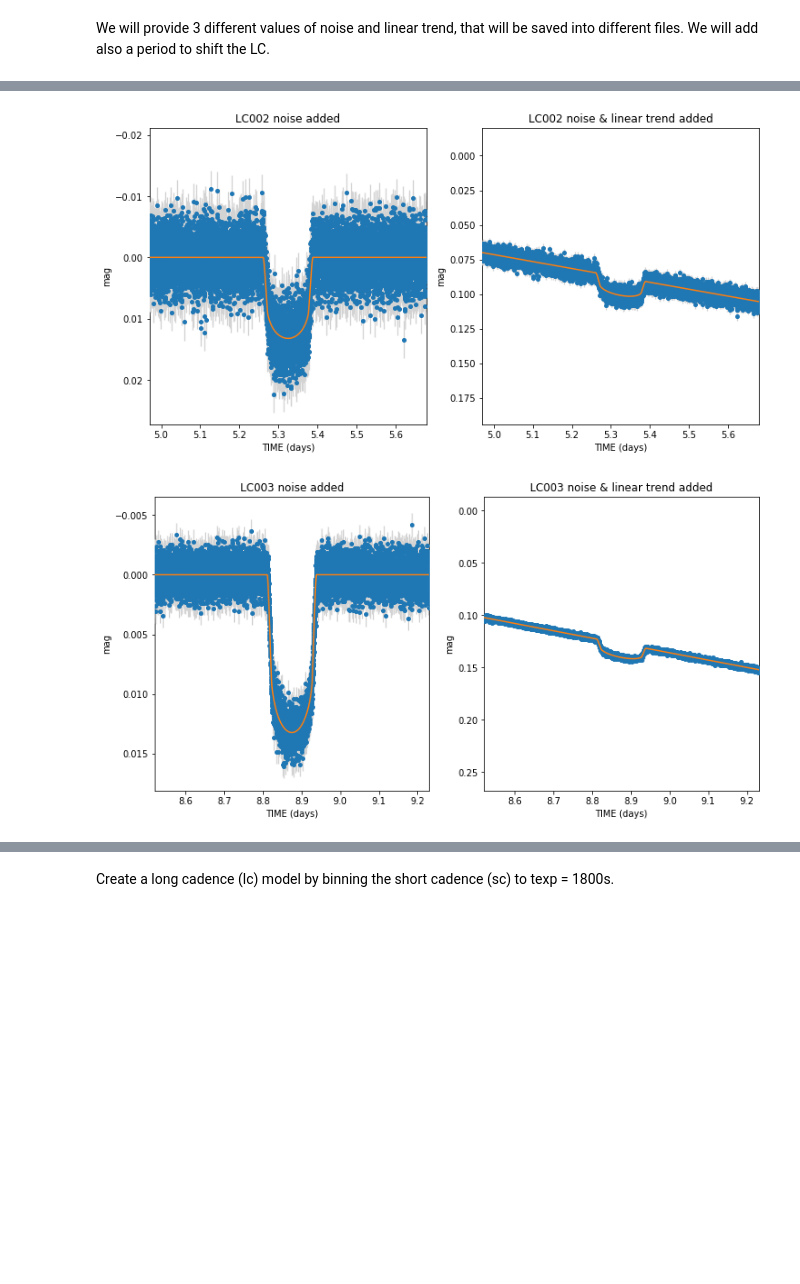
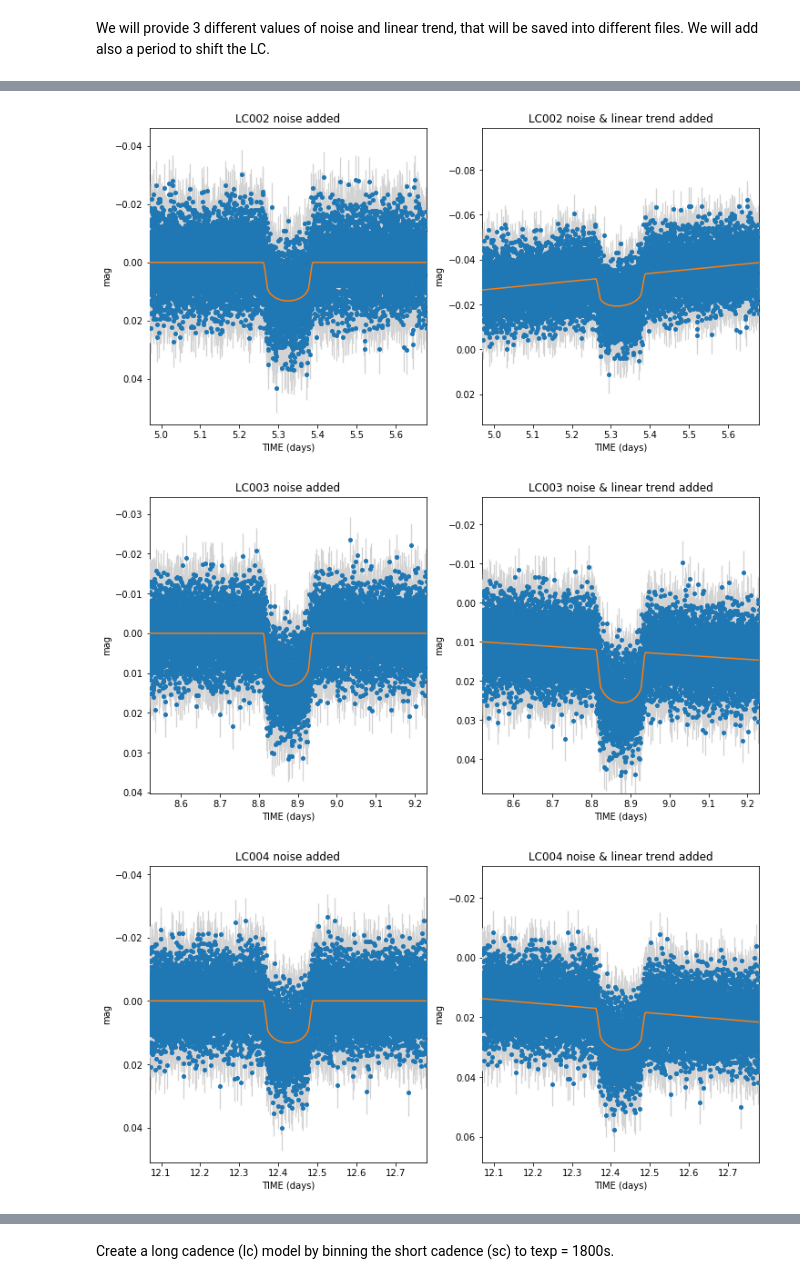
Before and after one commit to lucaborsato/jupyter_notebook, a Jupyter notebook: synthetic_transit.ipynb, the cells around one changed output, grey strips where cells are left out. Drawn from its saved outputs; the diff is of its cells as text; code cells hidden in the pictures; blank space fills up the shorter version.

```diff
--- a/synthetic_transit.ipynb
+++ b/synthetic_transit.ipynb
@@ -17,7 +17,8 @@ import batman as btm
 # %% [markdown]
 Define the main-output folder path, the file with parameters, and final lc file.
 # %%
-main_folder = os.path.abspath('/data2/borsato/LC/test/2018-02-27_test_sc') # sc: shortcadence , lc: longcadence
+# sc: shortcadence , lc: longcadence , mc: mediumcadence
+main_folder = os.path.abspath('/data2/borsato/LC/test/2018-02-28_test_sc')
 if(not os.path.isdir(main_folder)): os.makedirs(main_folder)
 par_file = os.path.join(main_folder, 'transit_par_true.in')
 # %% [markdown]
@@ -180,11 +181,12 @@ def noisy_and_trendy_lc(ilc, t, mag, s_noise, a0, a1, mod_file, noise_file, out_
 # %% [markdown]
 We will provide 3 different values of noise and linear trend, that will be saved into different files. We will add also a period to shift the LC.
 # %%
-sigma_noise = [0.0025, 0.003, 0.001]
-a0 = [0., -0.001, 0.003]
-a1 = [-0.03, 0.05, 0.07]
+nlc = 10
+sigma_noise = [0.001+np.random.random()*0.009 for ilc in range(0,nlc)]
+a0 = [np.random.normal(loc=0, scale=0.001) for ilc in range(0,nlc)]
+a1 = [np.random.normal(loc=0, scale=0.01) for ilc in range(0,nlc)]
 lc_t, lc_m_noise, lc_m_std, lc_m_trend, lc_m_out = [], [], [], [], []
-nlc = len(sigma_noise)
+#nlc = len(sigma_noise)
 for ilc in range(0, nlc):
     print '\nCOMPUTING LC %d' %(ilc+1)
     dP = ilc*P_days
@@ -222,2 +224,3 @@ Saved model with noise & linear trend to file /data2/borsato/LC/test/2018-02-27_
-[figure, old version]
+[figure, new version]
-[figure, old version]
+[figure, new version]
+[figure, added]
```
Also changed, not shown: parts of 4 cells of this notebook, 2 other files.
